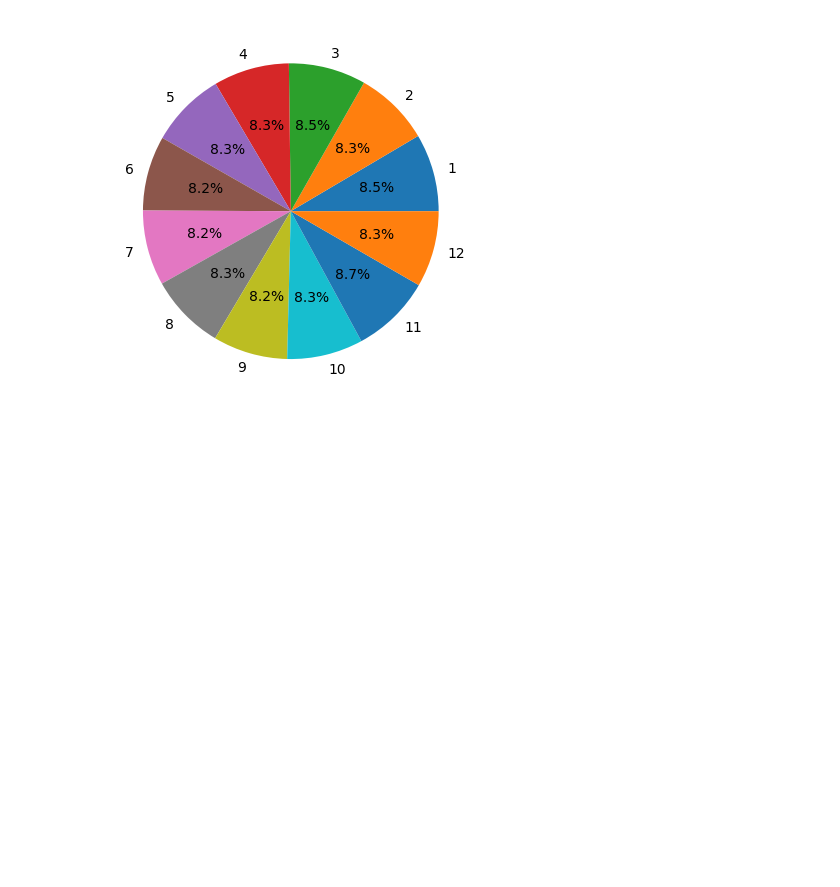
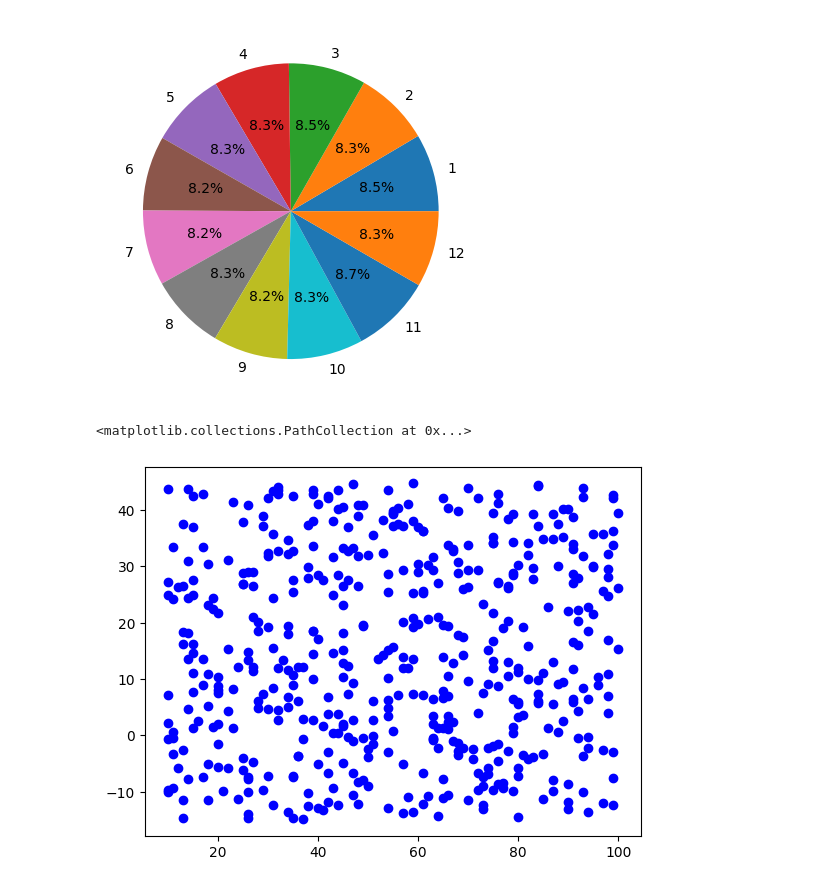
Before and after one commit to aminrahkan/ML-Weather-Analysis, a Jupyter notebook: weatherData.ipynb, the cells around one changed output. Saved outputs shown, nothing was run; the diff lists cells and outputs as text; code cells hidden in the pictures; blank space fills up the shorter version.

```diff
--- a/weatherData.ipynb
+++ b/weatherData.ipynb
@@ -434,3 +434,8 @@ plt.pie(month_rainfall.values,labels=month_rainfall.index,autopct='%1.1f%%')
   Text(0.41862013635176154, -0.42983389982740144, '8.7%'),
   Text(0.5795204943433651, -0.15542199534178502, '8.3%')])
 [figure]
+# %%
+plt.scatter(weather_data_clean['Humidity'][:500],weather_data_clean['Temperature'][:500],c='blue')
+# %% [output]
+<matplotlib.collections.PathCollection at 0x...>
+[figure, added]
```
Also changed, not shown: parts of 2 cells of this notebook.
